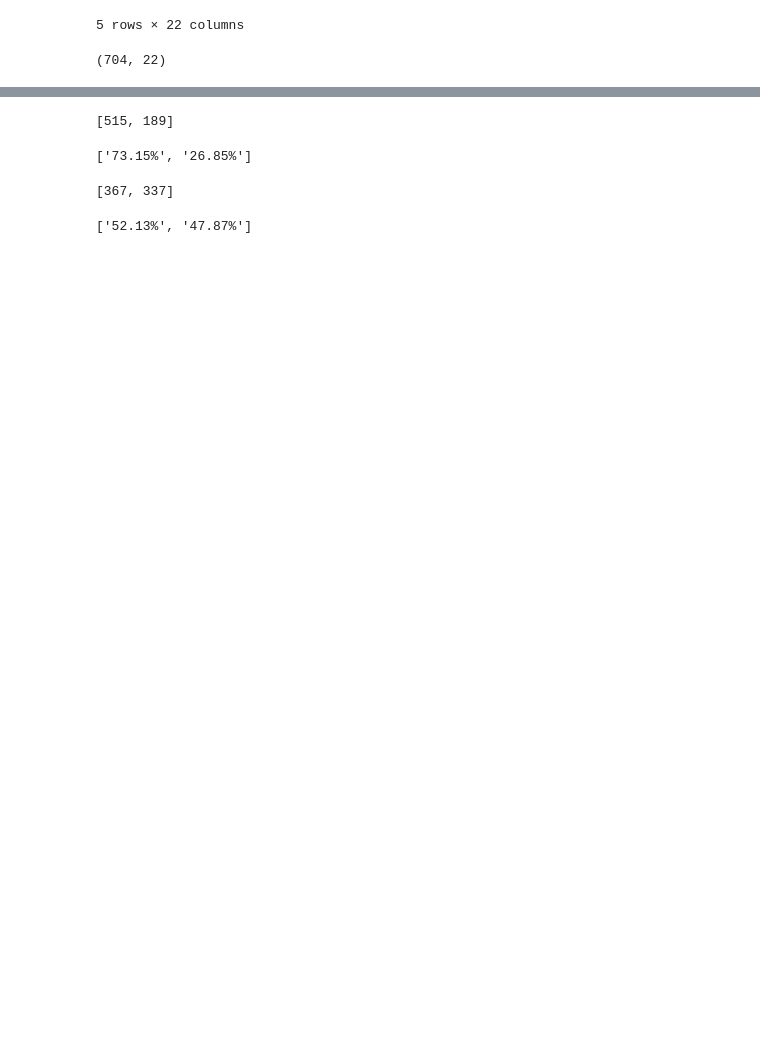
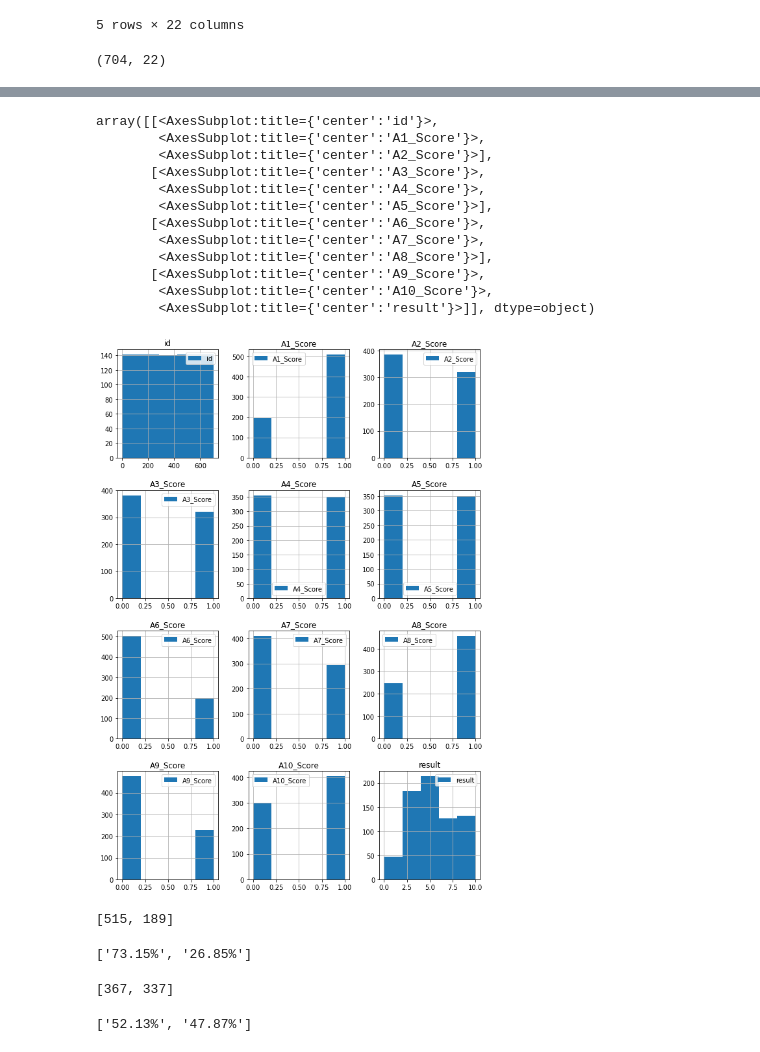
Before and after one commit to adassimoes/IA-AUTISMO, a Jupyter notebook: Analise_de_Dados.ipynb, the cells around one changed output, grey strips where cells are left out. Drawn from its saved outputs; the diff is of its cells as text; code cells hidden in the pictures; blank space fills up the shorter version.

```diff
--- a/Analise_de_Dados.ipynb
+++ b/Analise_de_Dados.ipynb
@@ -85,3 +138,23 @@ Name: Class/ASD, dtype: int64
+# %%
+df.hist(grid=True,
+        figsize=(10, 15),
+        legend=True,
+        bins=5,
+        orientation='vertical')
+# %% [output]
+array([[<AxesSubplot:title={'center':'id'}>,
+        <AxesSubplot:title={'center':'A1_Score'}>,
+        <AxesSubplot:title={'center':'A2_Score'}>],
+       [<AxesSubplot:title={'center':'A3_Score'}>,
+        <AxesSubplot:title={'center':'A4_Score'}>,
+        <AxesSubplot:title={'center':'A5_Score'}>],
+       [<AxesSubplot:title={'center':'A6_Score'}>,
+        <AxesSubplot:title={'center':'A7_Score'}>,
+        <AxesSubplot:title={'center':'A8_Score'}>],
+       [<AxesSubplot:title={'center':'A9_Score'}>,
+        <AxesSubplot:title={'center':'A10_Score'}>,
+        <AxesSubplot:title={'center':'result'}>]], dtype=object)
+[figure, added]
 # %%
 from plotly.graph_objs import Layout
 
```
Also changed, not shown: parts of 20 cells of this notebook, 2 other files.
